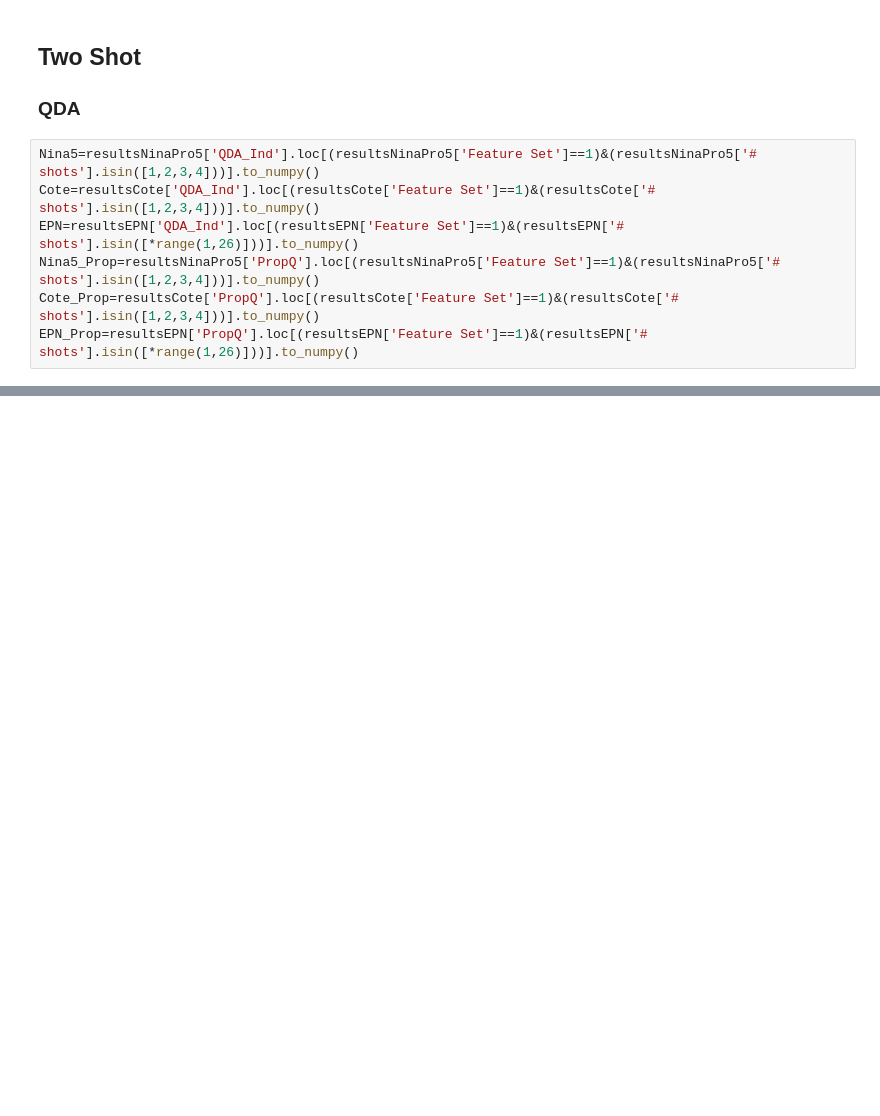
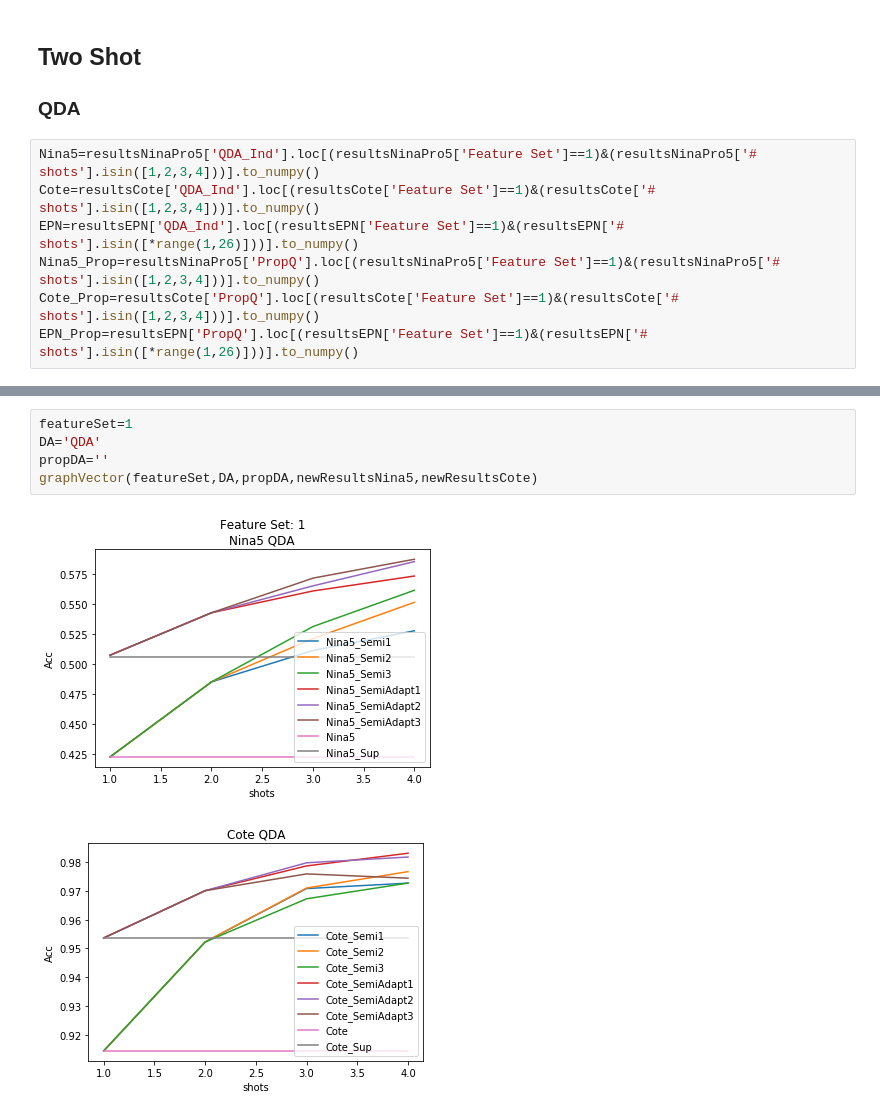
Before and after one commit to andresjarami/OnlineDAclassifier, a Jupyter notebook: Experiments/Experiment1_TimelessDB/Experiment1.ipynb, the cells around one changed output, grey strips where cells are left out. Cells and saved outputs as stored; diff of their text form; blank space fills up the shorter version.

```diff
--- a/Experiments/Experiment1_TimelessDB/Experiment1.ipynb
+++ b/Experiments/Experiment1_TimelessDB/Experiment1.ipynb
@@ -368,0 +530,8 @@ pd.'Cote_FeatureSet_1_startPerson_20_endPerson_36_shotStart_1'
+# %%
+featureSet=1
+DA='QDA'
+propDA=''
+graphVector(featureSet,DA,propDA,newResultsNina5,newResultsCote)
+# %% [output]
+[figure, added]
+[figure, added]
```
Also changed, not shown: parts of 15 cells of this notebook, 3 other files.
